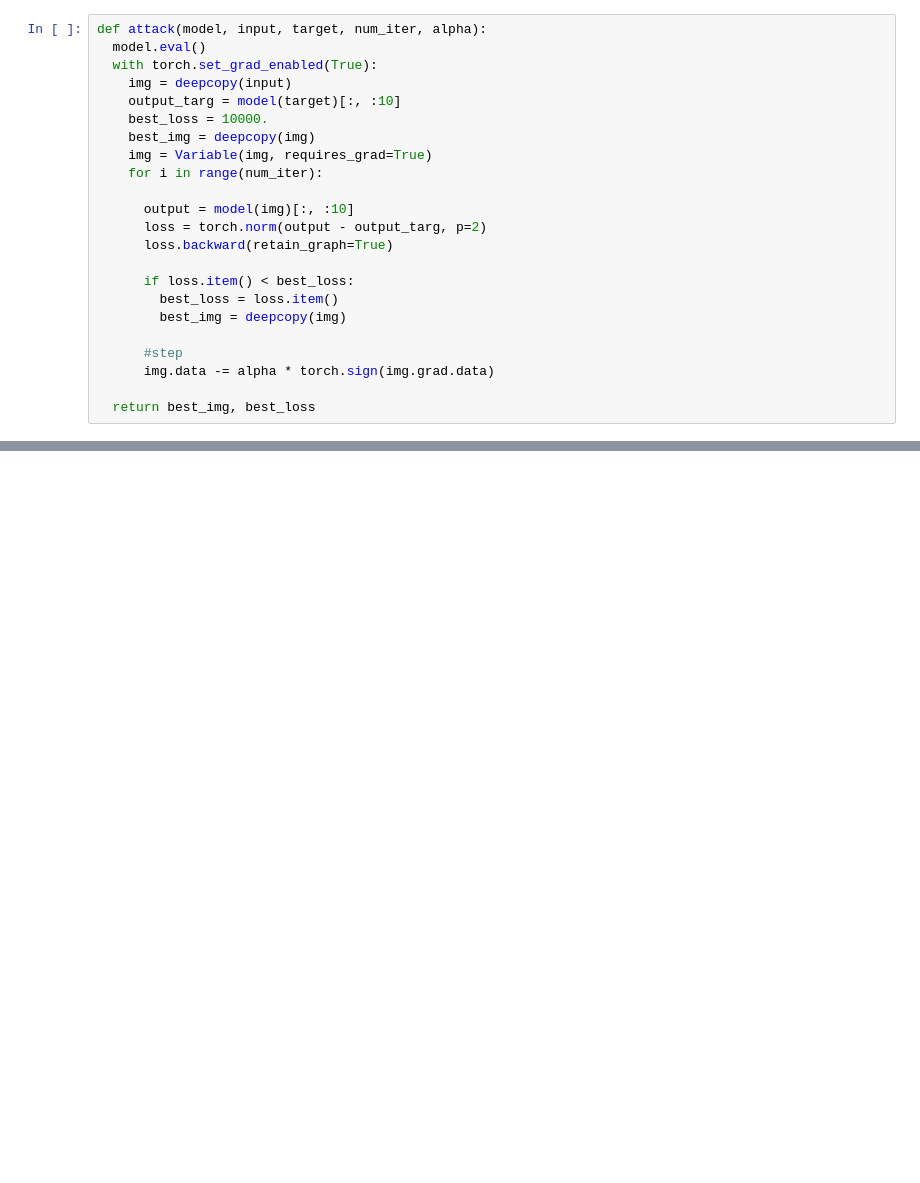
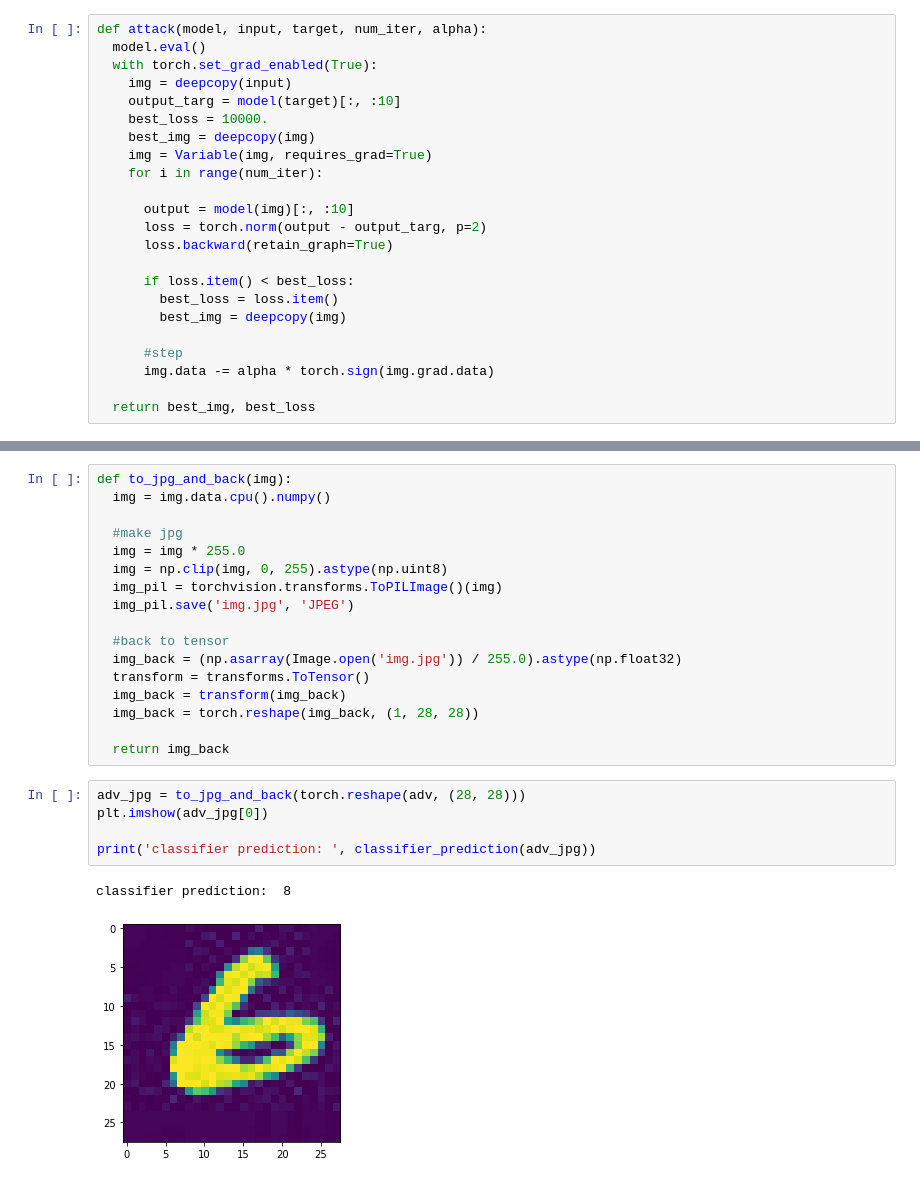
Before and after one commit to a-chubcheva/Excessive-invariance, a Jupyter notebook: autoencoder.ipynb, the cells around one changed output, grey strips where cells are left out. Drawn from its saved outputs; the diff is of its cells as text; blank space fills up the shorter version.

```diff
--- a/autoencoder.ipynb
+++ b/autoencoder.ipynb
@@ -256,0 +295,25 @@ print(preds.item())
+# %%
+def to_jpg_and_back(img):
+  img = img.data.cpu().numpy()
+
+  #make jpg
+  img = img * 255.0
+  img = np.clip(img, 0, 255).astype(np.uint8)
+  img_pil = torchvision.transforms.ToPILImage()(img)
+  img_pil.save('img.jpg', 'JPEG')
+
+  #back to tensor
+  img_back = (np.asarray(Image.open('img.jpg')) / 255.0).astype(np.float32)
+  transform = transforms.ToTensor()
+  img_back = transform(img_back)
+  img_back = torch.reshape(img_back, (1, 28, 28))
+
+  return img_back
+# %%
+adv_jpg = to_jpg_and_back(torch.reshape(adv, (28, 28)))
+plt.imshow(adv_jpg[0])
+
+print('classifier prediction: ', classifier_prediction(adv_jpg))
+# %% [output]
+classifier prediction:  8
+[figure, added]
```
Also changed, not shown: parts of 20 cells of this notebook.
